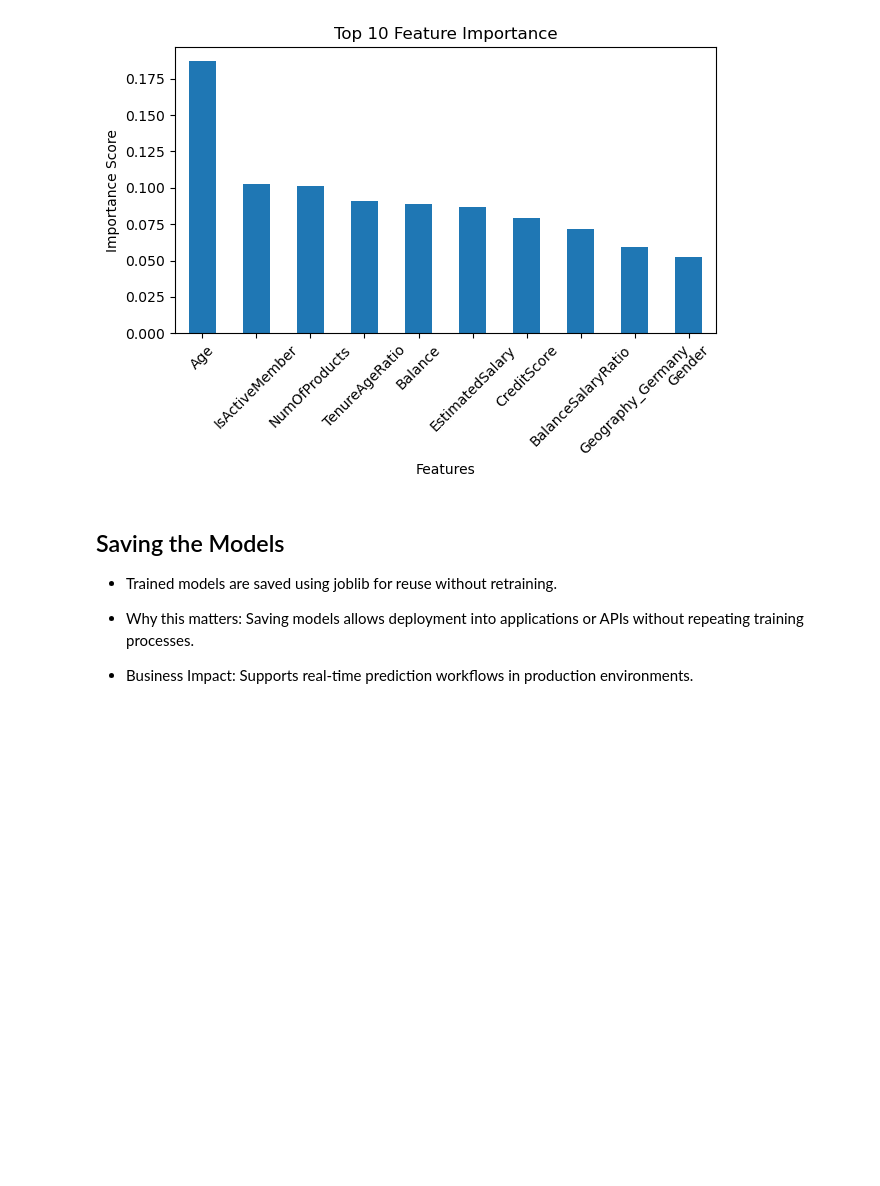
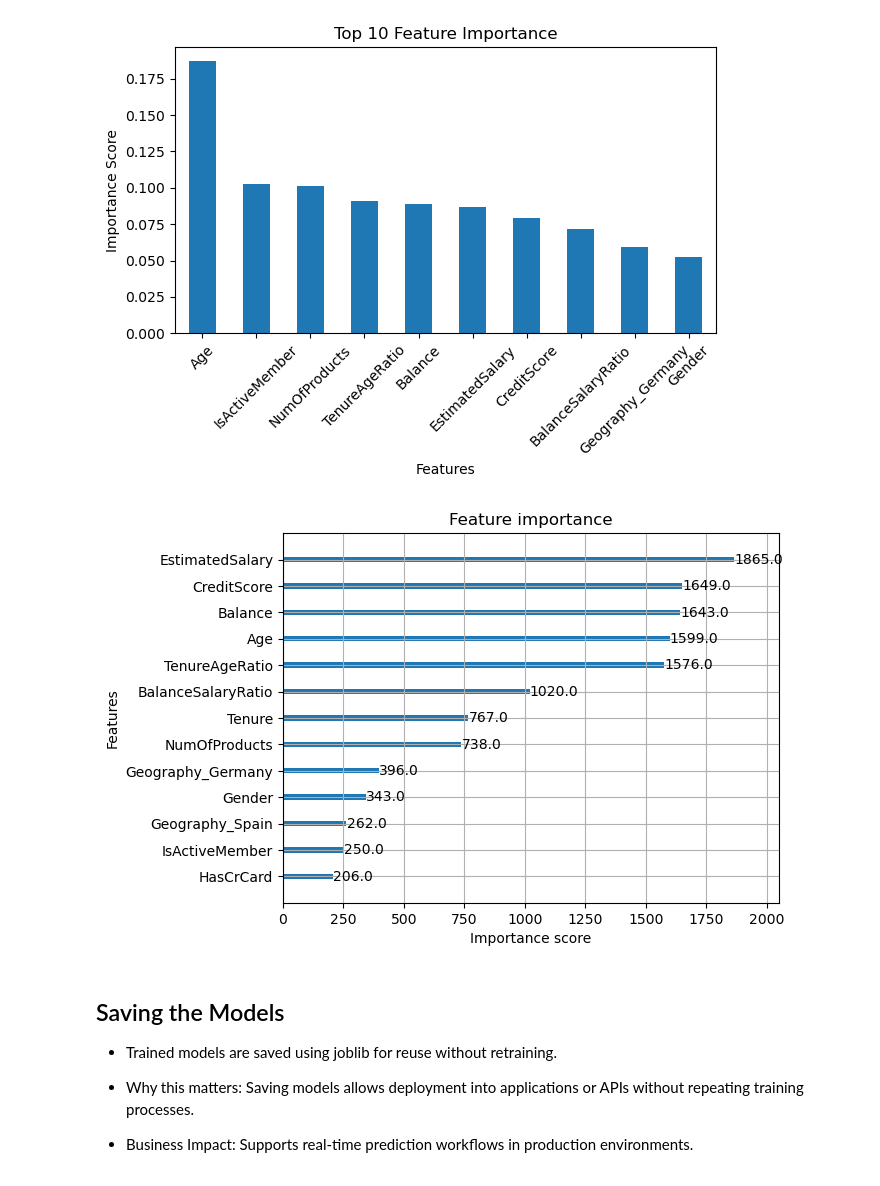
Before and after one commit to ShravaniNK/bank-customer-churn-prediction, a Jupyter notebook: churn_model.ipynb, the cells around one changed output. Cells and saved outputs as stored; diff of their text form; code cells hidden in the pictures; blank space fills up the shorter version.

```diff
--- a/churn_model.ipynb
+++ b/churn_model.ipynb
@@ -573,6 +636,17 @@ Geography_Germany     0.059305
 Gender                0.052658
 dtype: float64
 [figure]
+# %%
+import matplotlib.pyplot as plt
+import xgboost as xgb
+
+xgb.plot_importance(best_xgb)
+
+plt.savefig("images/feature_importance_xgboost.png")
+
+plt.show()
+# %% [output]
+[figure, added]
 # %% [markdown]
 ## Saving the Models
 
```
Also changed, not shown: parts of 9 cells of this notebook.
